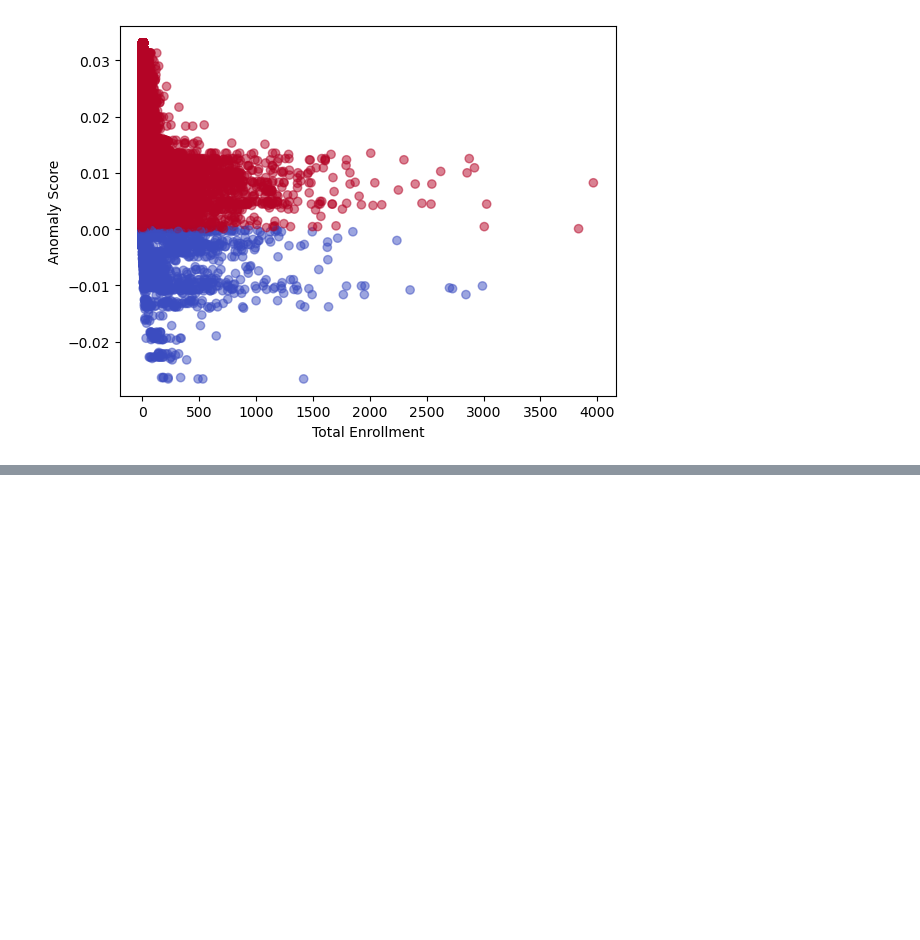
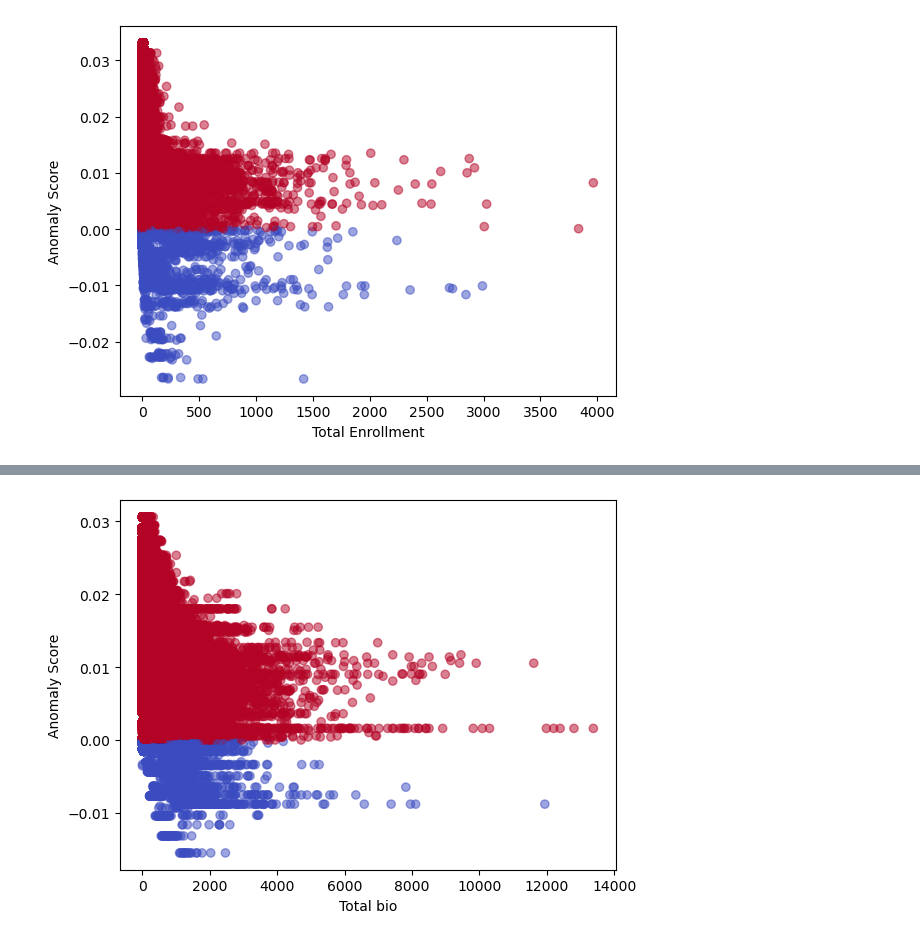
Before and after one commit to Aaryan89/UIDAI-Analysis-Project, a Jupyter notebook: 7_anomaly_detection.ipynb, the cells around one changed output, grey strips where cells are left out. Cells and saved outputs as stored; diff of their text form; code cells hidden in the pictures; blank space fills up the shorter version.

Commit message:
Enrol, Bio, Demo Anomaly Plots

```diff
--- a/7_anomaly_detection.ipynb
+++ b/7_anomaly_detection.ipynb
@@ -88,0 +82,21 @@ plt.show()
+# %%
+# One-hot encode categorical columns
+bio_features_encoded = pd.get_dummies(bio_features, drop_first=True)
+
+# Train Isolation Forest
+isof_bio = IsolationForest(
+    n_estimators=n_estimators,
+    contamination=contamination,
+    max_samples=sample_size,
+    random_state=42
+)
+
+isof_bio.fit(bio_features_encoded)
+
+# Add anomaly scores back to original dataframe
+bio_features['anomaly_score'] = isof_bio.decision_function(bio_features_encoded)
+bio_features['anomaly'] = isof_bio.predict(bio_features_encoded)
+
+anomalies_bio = bio_features[bio_features['anomaly'] == -1]
+
+print(f'Number of anomalies detected in biolment data: {len(anomalies_bio)}')
@@ -88,0 +110,24 @@ plt.show()
+# %%
+scaler = StandardScaler()
+X_scaled = scaler.fit_transform(bio_features_encoded)
+
+isof_bio.fit(X_scaled)
+
+bio_features['anomaly_score'] = isof_bio.decision_function(X_scaled)
+bio_features['anomaly'] = isof_bio.predict(X_scaled)
+# %%
+bio_features['total_bioment'] = df_bio_main[['bio_age_5_17','bio_age_17_']].sum(axis=1)
+
+plt.scatter(
+    bio_features['total_bioment'],
+    bio_features['anomaly_score'],
+    c=bio_features['anomaly'],
+    cmap='coolwarm',
+    alpha=0.5
+)
+plt.xlabel("Total bio")
+plt.ylabel("Anomaly Score")
+plt.savefig('anomaly_graphs/biometrics_anomaly_data.png')
+plt.show()
+# %% [output]
+[figure, added]
```
Also changed, not shown: parts of 7 cells of this notebook, 3 other files.
